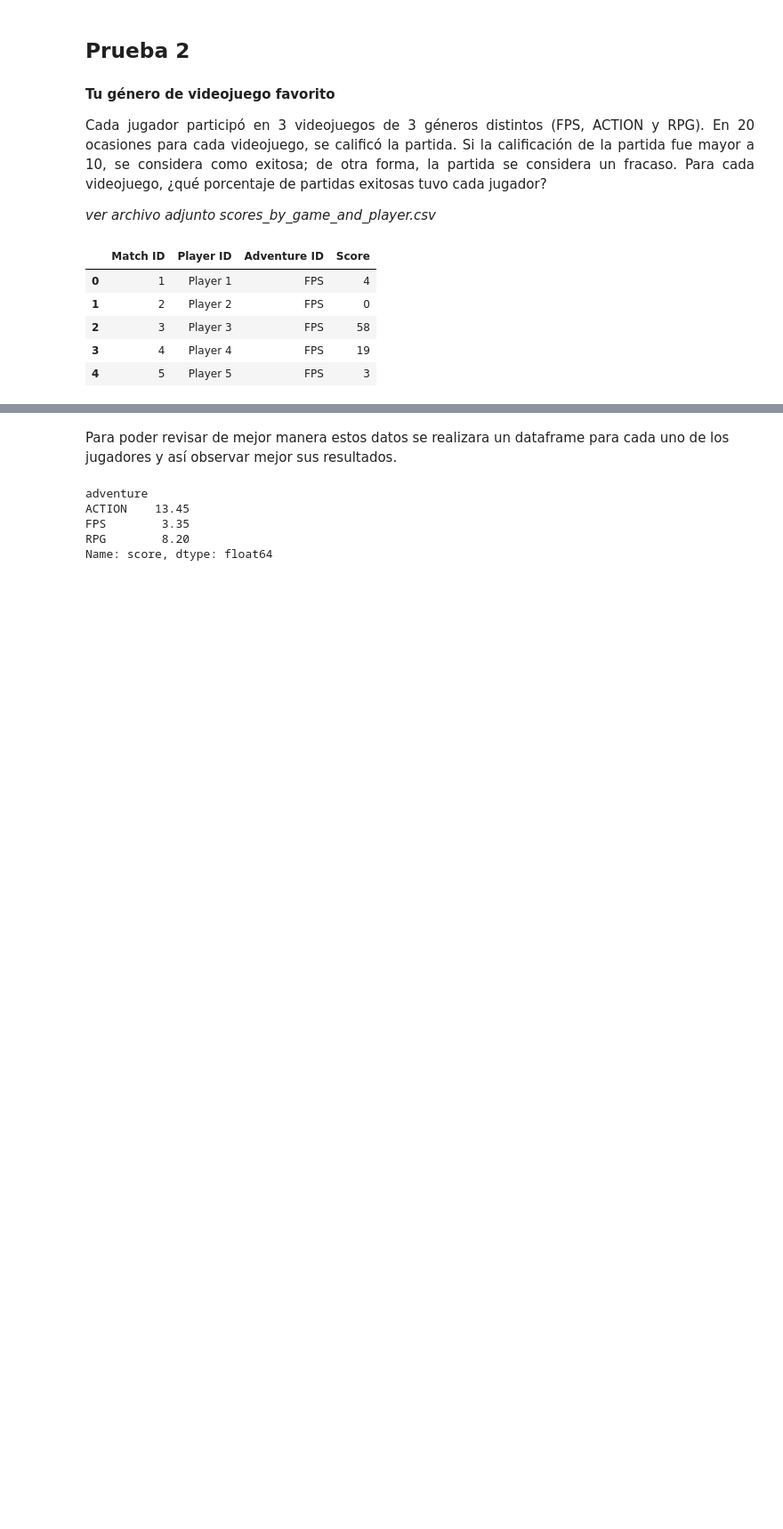
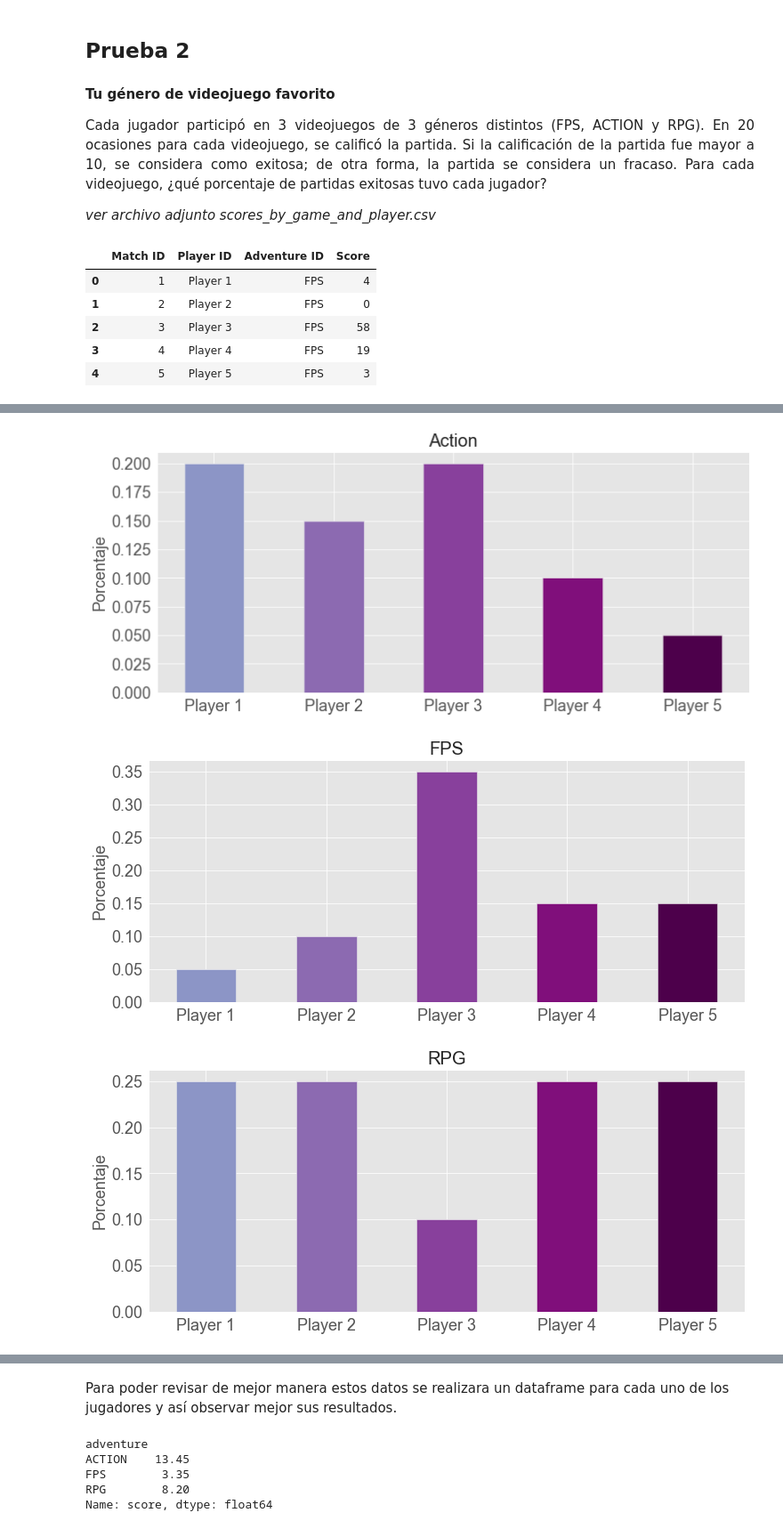
Before and after one commit to Gabrielonch/Prueba-Tecnica, a Jupyter notebook: desafio_elige_un_nuevo_miebro.ipynb, the cells around one changed output, grey strips where cells are left out. Shown at 89% size. Saved outputs shown, nothing was run; the diff lists cells and outputs as text; code cells hidden in the pictures; blank space fills up the shorter version.

```diff
--- a/desafio_elige_un_nuevo_miebro.ipynb
+++ b/desafio_elige_un_nuevo_miebro.ipynb
@@ -138,0 +139,41 @@ Player 5 ACTION        20     20
+# %%
+promedio = (genero[genero.score > 10].groupby(['adventure','player']).score.count()/genero.groupby(['adventure','player']).score.count())
+action = promedio[0:5]
+fps = promedio[5:10]
+rpg = promedio[10:15]
+titulo = [ 'action', 'fps', 'rpg']
+# %%
+colors = plt.cm.BuPu(np.linspace(0.5, 1, len(genero.player.unique())))
+f, ax = plt.subplots(figsize=(12, 5))
+
+plt.bar(genero.player.unique(),action, 0.5, color=colors)
+plt.title("Action", fontsize=20)
+plt.ylabel("Porcentaje",fontsize=18)
+plt.yticks(fontsize=18)
+plt.xticks(fontsize = 18)
+    #plt.xlim(-1,20)
+ax.xaxis.grid(True)
+
+f, ax = plt.subplots(figsize=(12, 5))
+
+plt.bar(genero.player.unique(),fps, 0.5, color=colors)
+plt.title("FPS", fontsize=20)
+plt.ylabel("Porcentaje",fontsize=18)
+plt.yticks(fontsize=18)
+plt.xticks(fontsize = 18)
+    #plt.xlim(-1,20)
+ax.xaxis.grid(True)
+
+f, ax = plt.subplots(figsize=(12, 5))
+
+plt.bar(genero.player.unique(),rpg, 0.5, color=colors)
+plt.title("RPG", fontsize=20)
+plt.ylabel("Porcentaje",fontsize=18)
+plt.yticks(fontsize=18)
+plt.xticks(fontsize = 18)
+    #plt.xlim(-1,20)
+ax.xaxis.grid(True)
+# %% [output]
+[figure, added]
+[figure, added]
+[figure, added]
```
Also changed, not shown: parts of 5 cells of this notebook.
